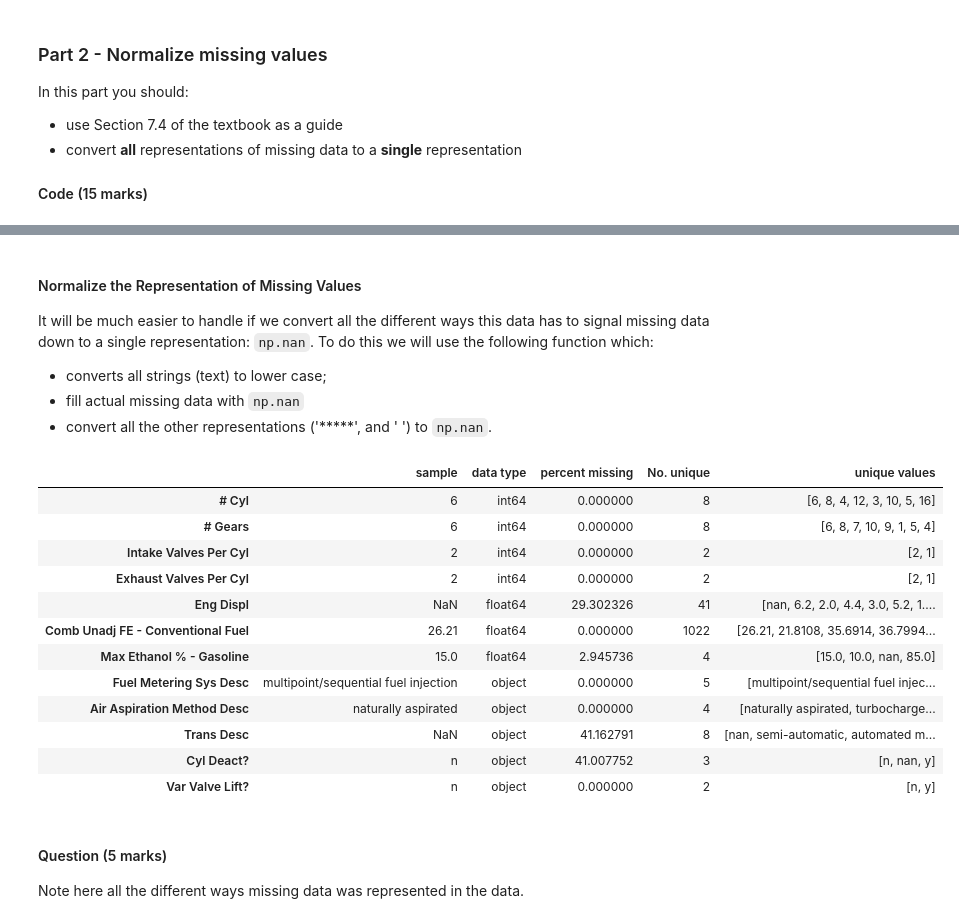
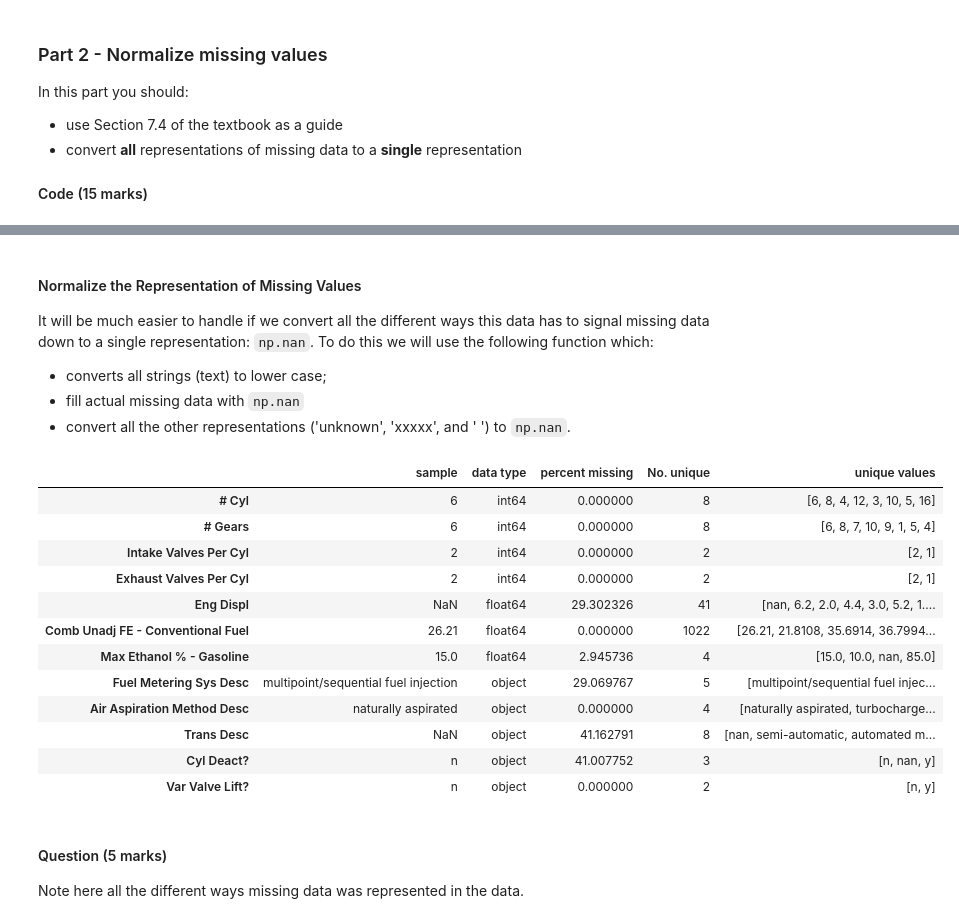
Before and after one commit to educbd/ML_, a Jupyter notebook: Graded_Lab_3.ipynb, the cells around one changed output, grey strips where cells are left out. Saved outputs shown, nothing was run; the diff lists cells and outputs as text; code cells hidden in the pictures.

```diff
--- a/Graded_Lab_3.ipynb
+++ b/Graded_Lab_3.ipynb
@@ -248,31 +232,31 @@ Var Valve Lift? : ['n' 'y']
 It will be much easier to handle if we convert all the different ways this data has to signal missing data down to a single representation: `np.nan`. To do this we will use the following function which:
 - converts all strings (text) to lower case;
 - fill actual missing data with `np.nan`
-- convert all the other representations ('*****', and '   ') to `np.nan`.
+- convert all the other representations ('unknown', 'xxxxx', and '   ') to `np.nan`.
 # %%
 from pandas.api.types import is_string_dtype, is_object_dtype
 
 def df_raw_normalize_strings(df_raw):
     for col in df_raw.columns:
         if is_string_dtype(df_raw[col]) or is_object_dtype(df_raw[col]):
             df_raw[col] = df_raw[col].str.lower()
             df_raw[col] = df_raw[col].fillna(np.nan)
-            df_raw[col] = df_raw[col].replace('nan', np.nan)
+            df_raw[col] = df_raw[col].replace('unknown', np.nan)
+            df_raw[col] = df_raw[col].replace('xxxxx', np.nan)
             df_raw[col] = df_raw[col].replace('   ', np.nan)
-            df_raw[col] = df_raw[col].replace('xxxxx', np.nan)
 
 df_raw_normalize_strings(df_raw)
 sniff_mod(df_raw)
 # %% [output]
 |  | sample | data type | percent missing | No. unique | unique values |
 | # Cyl | 6 | int64 | 0.000000 | 8 | [6, 8, 4, 12, 3, 10, 5, 16] |
 | # Gears | 6 | int64 | 0.000000 | 8 | [6, 8, 7, 10, 9, 1, 5, 4] |
 | Intake Valves Per Cyl | 2 | int64 | 0.000000 | 2 | [2, 1] |
 | Exhaust Valves Per Cyl | 2 | int64 | 0.000000 | 2 | [2, 1] |
 | Eng Displ | NaN | float64 | 29.302326 | 41 | [nan, 6.2, 2.0, 4.4, 3.0, 5.2, 1.... |
 | Comb Unadj FE - Conventional Fuel | 26.21 | float64 | 0.000000 | 1022 | [26.21, 21.8108, 35.6914, 36.7994... |
 | Max Ethanol % - Gasoline | 15.0 | float64 | 2.945736 | 4 | [15.0, 10.0, nan, 85.0] |
-| Fuel Metering Sys Desc | multipoint/sequential fuel injection | object | 0.000000 | 5 | [multipoint/sequential fuel injec... |
+| Fuel Metering Sys Desc | multipoint/sequential fuel injection | object | 29.069767 | 5 | [multipoint/sequential fuel injec... |
 | Air Aspiration Method Desc | naturally aspirated | object | 0.000000 | 4 | [naturally aspirated, turbocharge... |
 | Trans Desc | NaN | object | 41.162791 | 8 | [nan, semi-automatic, automated m... |
 | Cyl Deact? | n | object | 41.007752 | 3 | [n, nan, y] |
```
Also changed, not shown: parts of 10 cells of this notebook.
